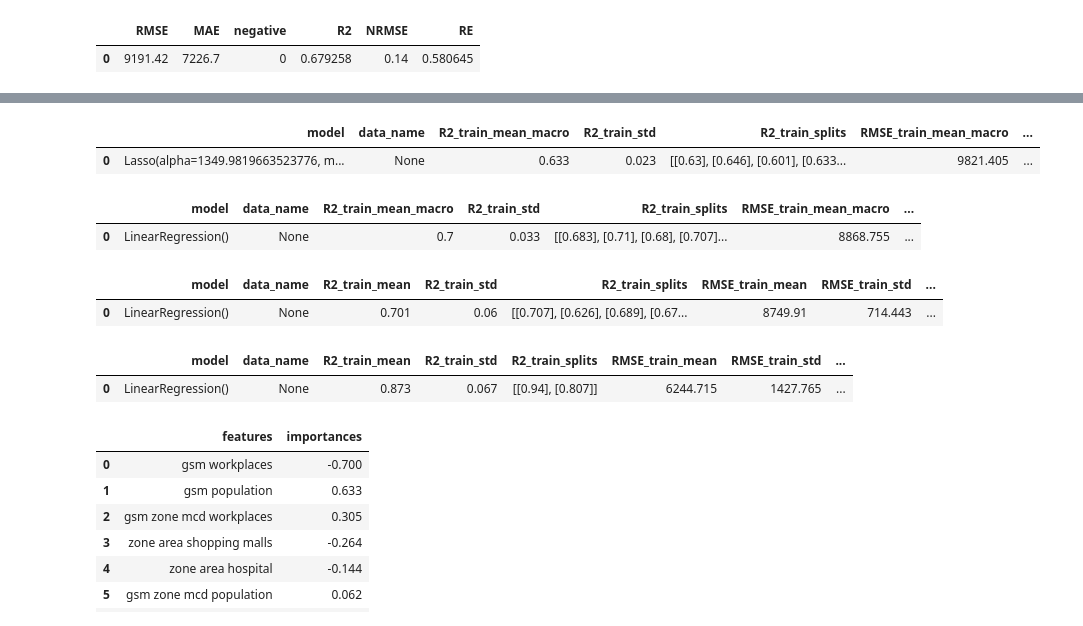
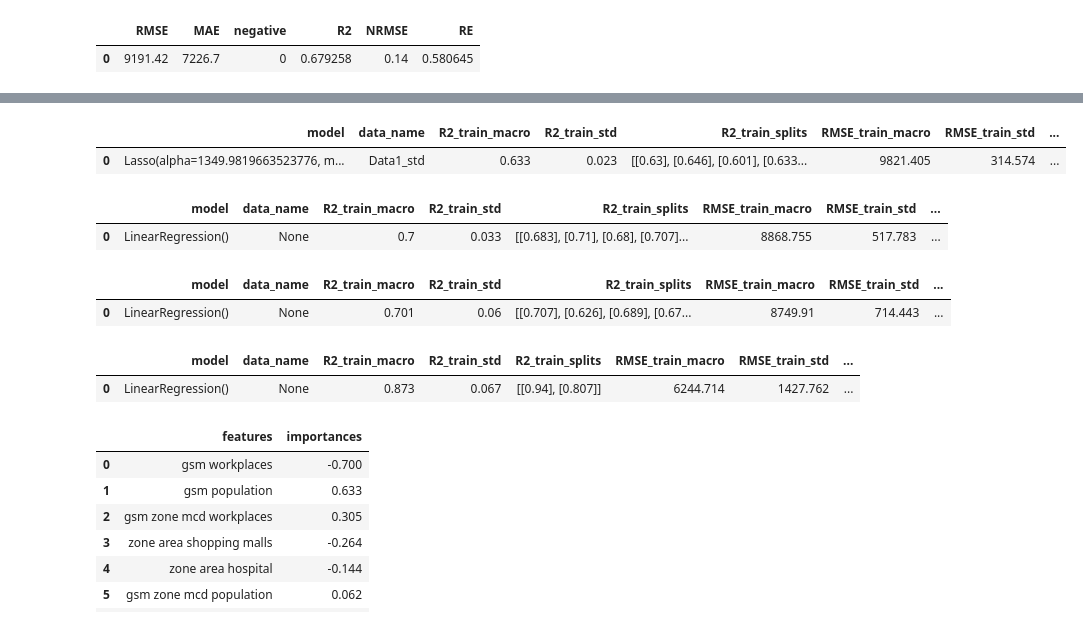
Before and after one commit to NazarovMichail/ds_nms, a Jupyter notebook: training_test.ipynb, the cells around one changed output, grey strips where cells are left out. Saved outputs shown, nothing was run; the diff lists cells and outputs as text; code cells hidden in the pictures.

Commit message:
m model_tune_params.py

```diff
--- a/training_test.ipynb
+++ b/training_test.ipynb
@@ -266,15 +266,16 @@ pd.DataFrame([result_dict])
 # %%
 trained_model, result_dict = model_train.train_cv(X=X_train_std_1, y=target_train_1,
                                                   model=Lasso(alpha=1349.9819663523776,
                                                               max_iter=15000),
                                                   cv_type='loo',
-                                                  metric_best='RMSE_val')
+                                                  metric_best='RMSE_val',
+                                                  data_name='Data1_std')
 
 r = pd.DataFrame([result_dict])
 r
 # %% [output]
-|  | model | data_name | R2_train_mean_macro | R2_train_std | R2_train_splits | RMSE_train_mean_macro | ... |
-| 0 | Lasso(alpha=1349.9819663523776, m... | None | 0.633 | 0.023 | [[0.63], [0.646], [0.601], [0.633... | 9821.405 | ... |
+|  | model | data_name | R2_train_macro | R2_train_std | R2_train_splits | RMSE_train_macro | RMSE_train_std | ... |
+| 0 | Lasso(alpha=1349.9819663523776, m... | Data1_std | 0.633 | 0.023 | [[0.63], [0.646], [0.601], [0.633... | 9821.405 | 314.574 | ... |
 # %%
 trained_model, result_dict = model_train.train_cv(X=X_train_1, y=target_train_1,
                                                   model=LinearRegression(),
@@ -284,8 +285,8 @@ trained_model, result_dict = model_train.train_cv(X=X_train_1, y=target_train_1,
 
 pd.DataFrame([result_dict])
 # %% [output]
-|  | model | data_name | R2_train_mean_macro | R2_train_std | R2_train_splits | RMSE_train_mean_macro | ... |
-| 0 | LinearRegression() | None | 0.7 | 0.033 | [[0.683], [0.71], [0.68], [0.707]... | 8868.755 | ... |
+|  | model | data_name | R2_train_macro | R2_train_std | R2_train_splits | RMSE_train_macro | RMSE_train_std | ... |
+| 0 | LinearRegression() | None | 0.7 | 0.033 | [[0.683], [0.71], [0.68], [0.707]... | 8868.755 | 517.783 | ... |
 # %%
 trained_model, result_dict = model_train.train_cv(X=X_train_1, y=target_train_1,
                                                   model=LinearRegression(),
@@ -295,7 +296,7 @@ trained_model, result_dict = model_train.train_cv(X=X_train_1, y=target_train_1,
 
 pd.DataFrame([result_dict])
 # %% [output]
-|  | model | data_name | R2_train_mean | R2_train_std | R2_train_splits | RMSE_train_mean | RMSE_train_std | ... |
+|  | model | data_name | R2_train_macro | R2_train_std | R2_train_splits | RMSE_train_macro | RMSE_train_std | ... |
 | 0 | LinearRegression() | None | 0.701 | 0.06 | [[0.707], [0.626], [0.689], [0.67... | 8749.91 | 714.443 | ... |
 # %%
 trained_model, result_dict = model_train.train_cv(X=X_train_1, y=target_train_1,
@@ -307,8 +308,8 @@ trained_model, result_dict = model_train.train_cv(X=X_train_1, y=target_train_1,
 
 pd.DataFrame([result_dict])
 # %% [output]
-|  | model | data_name | R2_train_mean | R2_train_std | R2_train_splits | RMSE_train_mean | RMSE_train_std | ... |
-| 0 | LinearRegression() | None | 0.873 | 0.067 | [[0.94], [0.807]] | 6244.715 | 1427.765 | ... |
+|  | model | data_name | R2_train_macro | R2_train_std | R2_train_splits | RMSE_train_macro | RMSE_train_std | ... |
+| 0 | LinearRegression() | None | 0.873 | 0.067 | [[0.94], [0.807]] | 6244.714 | 1427.762 | ... |
 # %%
 model_train.get_feature_importance_df(X=X_train_1, model=trained_model)
 # %% [output]
```
Also changed, not shown: parts of 2 cells of this notebook, 3 other files.
